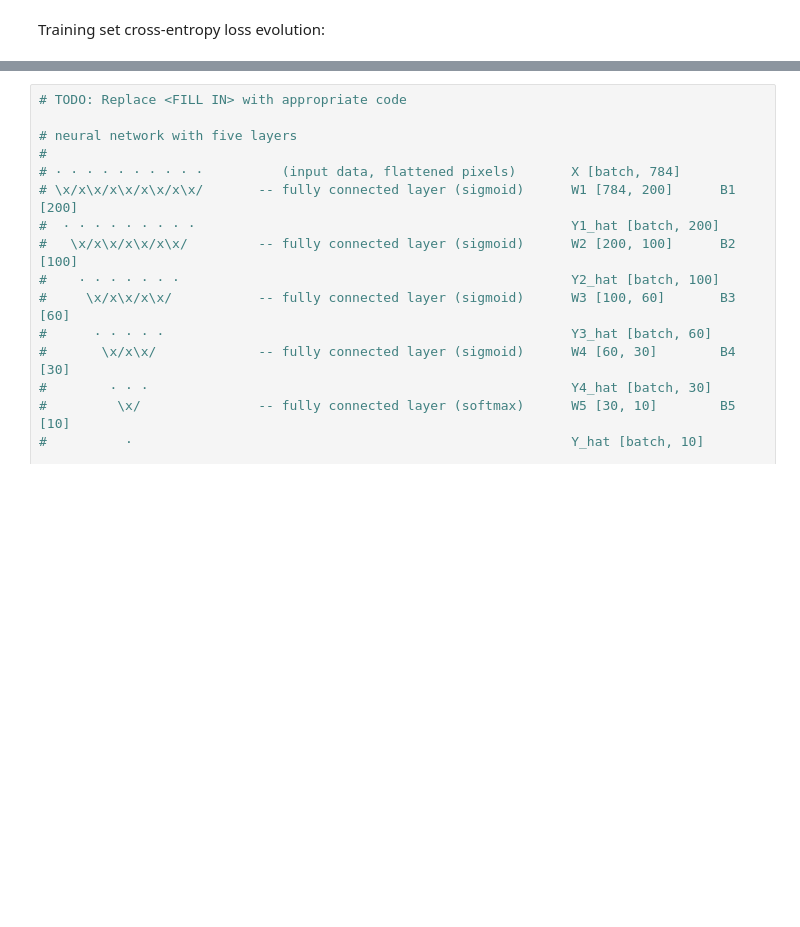
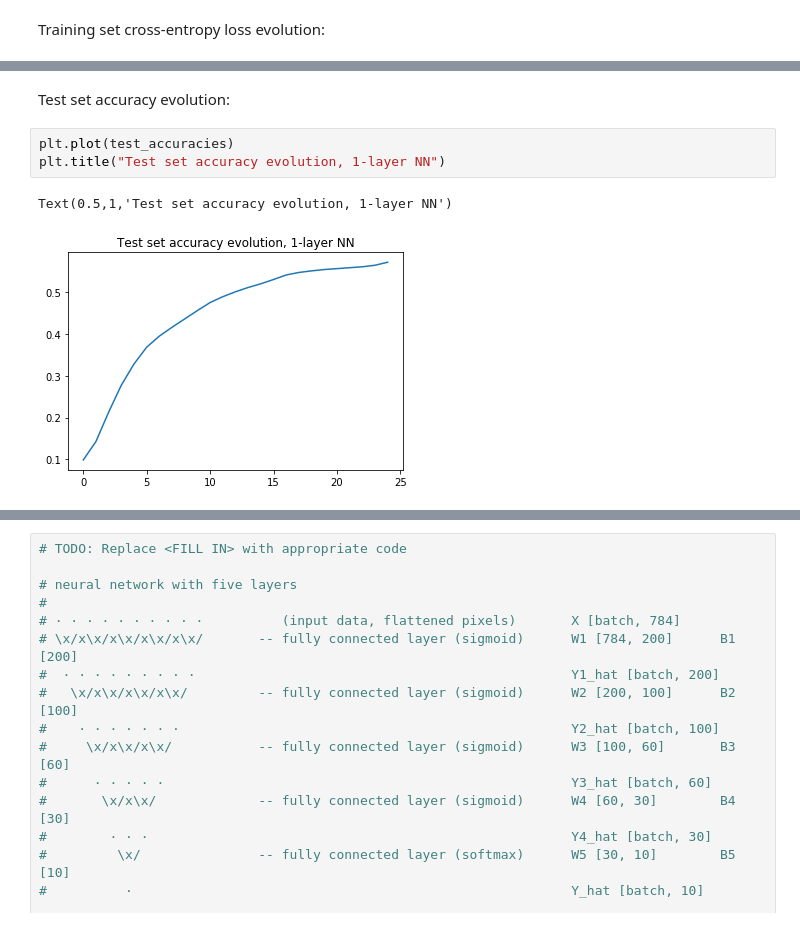
Before and after one commit to AlexandrosFerles/ID2223_Large_Scale_Machine_Learning_and_Deep_Learning, a Jupyter notebook: Lab2_ConvNets_with_Tensorflow/tensorflow_lab.ipynb, the cells around one changed output, grey strips where cells are left out. Saved outputs shown, nothing was run; the diff lists cells and outputs as text; blank space fills up the shorter version.

```diff
--- a/Lab2_ConvNets_with_Tensorflow/tensorflow_lab.ipynb
+++ b/Lab2_ConvNets_with_Tensorflow/tensorflow_lab.ipynb
@@ -169,3 +178,11 @@ Text(0.5,1,'One-layer NN training set cross entropy loss evolution')
+# %% [markdown]
+Test set accuracy evolution:
+# %%
+plt.plot(test_accuracies)
+plt.title("Test set accuracy evolution, 1-layer NN")
+# %% [output]
+Text(0.5,1,'Test set accuracy evolution, 1-layer NN')
+[figure, added]
 # %% [markdown]
 # 2. Add More Layers
 
```
Also changed, not shown: parts of 2 cells of this notebook.
